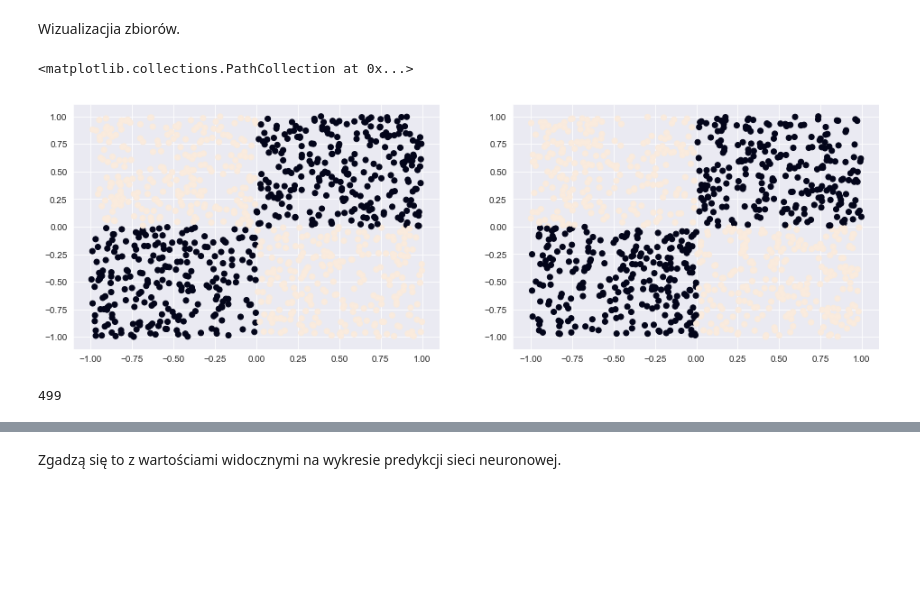
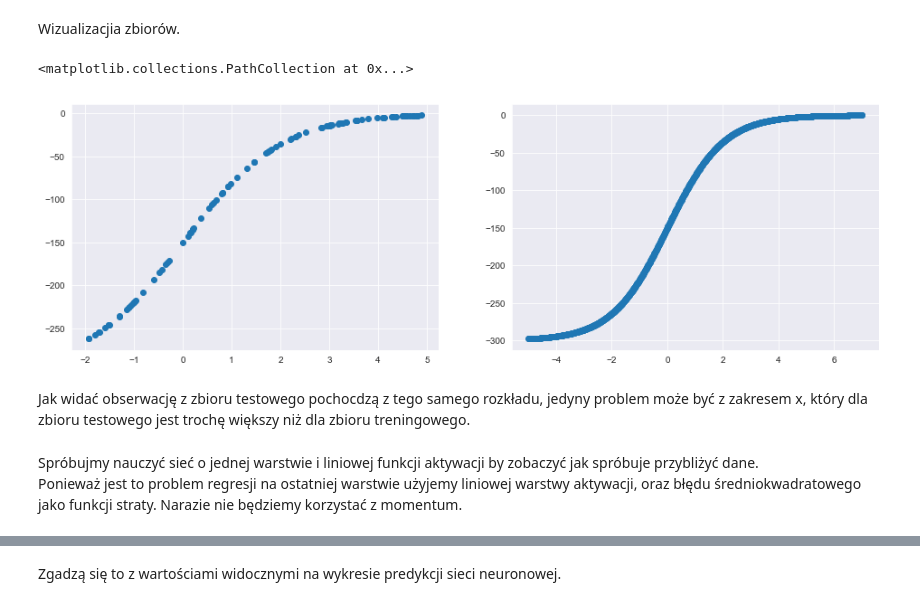
Before and after one commit to OlafSk/MGU2019, a Jupyter notebook: Raport - Regresja.ipynb, the cells around one changed output, grey strips where cells are left out. Saved outputs shown, nothing was run; the diff lists cells and outputs as text; code cells hidden in the pictures; blank space fills up the shorter version.

```diff
--- a/Raport - Regresja.ipynb
+++ b/Raport - Regresja.ipynb
@@ -25,17 +25,22 @@ np.random.seed(1337)
 # %% [markdown]
 Wczytajmy dane.
 # %%
-df = pd.read_csv("Classification//data.XOR.train.1000.csv")
-df_test = pd.read_csv("Classification//data.XOR.test.1000.csv")
+df = pd.read_csv("Regression//data.activation.train.100.csv")
+df_test = pd.read_csv("Regression//data.activation.test.100.csv")
 # %% [markdown]
 Wizualizacjia zbiorów.
 # %%
 plt.figure(figsize=(16,5))
 plt.subplot(1, 2, 1)
-plt.scatter(df['x'], df['y'], c=df['cls'])
+plt.scatter(df['x'], df['y'])
 plt.subplot(1, 2, 2)
-plt.scatter(df_test['x'], df_test['y'], c=df_test['cls'])
+plt.scatter(df_test['x'], df_test['y'])
 # %% [output]
 <matplotlib.collections.PathCollection at 0x...>
-[figure, old version]
+[figure, new version]
+# %% [markdown]
+Jak widać obserwację z zbioru testowego pochocdzą z tego samego rozkładu, jedyny problem może być z zakresem x, który dla zbioru testowego jest trochę większy niż dla zbioru treningowego.
+# %% [markdown]
+Spróbujmy nauczyć sieć o jednej warstwie i liniowej funkcji aktywacji by zobaczyć jak spróbuje przybliżyć dane.
+Ponieważ jest to problem regresji na ostatniej warstwie użyjemy liniowej warstwy aktywacji, oraz błędu średniokwadratowego jako funkcji straty. Narazie nie będziemy korzystać z momentum.
 # %%
@@ -50,7 +52,5 @@ nn.add(Layer(units=1, input_shape=50, activation_function="sigmoid"))
 # %%
-loss, test_loss, grad_norm = nn.train(X, y, X_test, y_test,epochs=500, learning_rate=1e-2, momentum=0, verbose=True)
+loss, test_loss, grad_norm = nn.train(X, y, X_test, y_test, epochs=500, learning_rate=1e-2, momentum=0, verbose=False)
-# %% [output]
-499
 # %%
 plt.figure(figsize=(16,5))
 plt.subplot(1, 2, 1)
```
Also changed, not shown: parts of 9 cells of this notebook.
